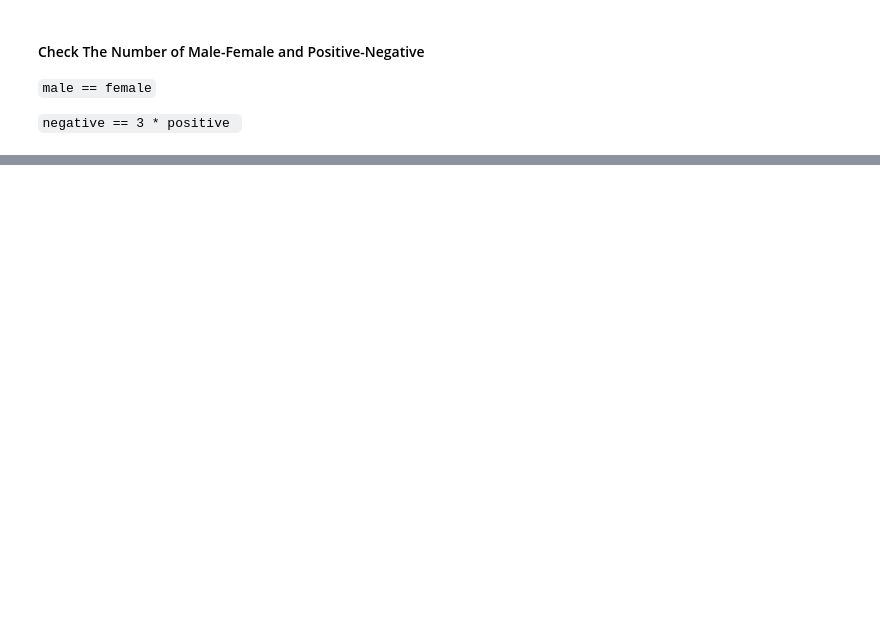
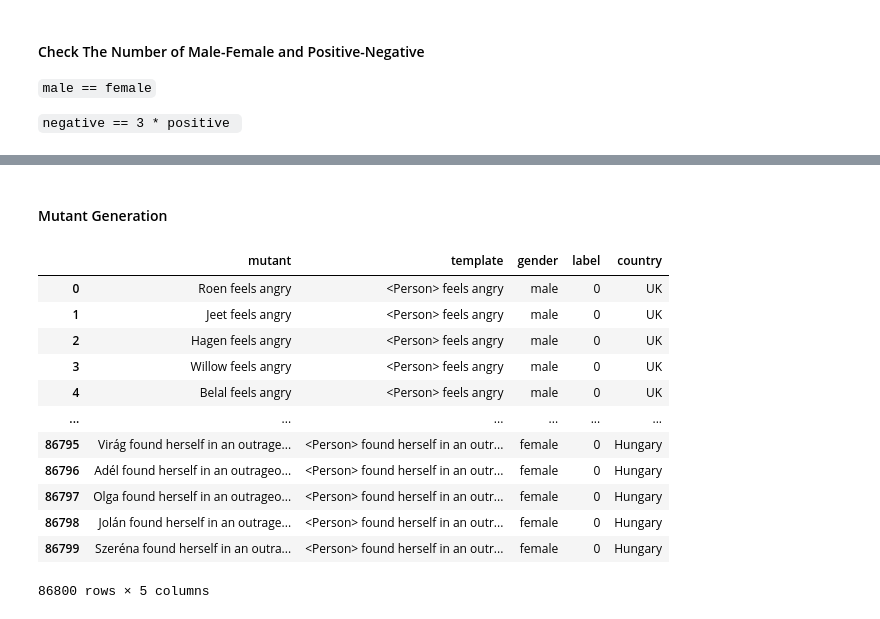
Before and after one commit to soarsmu/BiasFinder, a Jupyter notebook: codes/mutant-generation-using-EEC-template.ipynb, the cells around one changed output, grey strips where cells are left out. Drawn from its saved outputs; the diff is of its cells as text; code cells hidden in the pictures; blank space fills up the shorter version.

```diff
--- a/codes/mutant-generation-using-EEC-template.ipynb
+++ b/codes/mutant-generation-using-EEC-template.ipynb
@@ -159,0 +199,2 @@ df
+# %% [markdown]
+#### Mutant Generation
@@ -159,0 +235,17 @@ df
+# %%
+df = pd.DataFrame(data={"mutant": mutant, "template": original, "gender": gender, "label" : label, "country" : country})
+df
+# %% [output]
+|  | mutant | template | gender | label | country |
+| 0 | Roen feels angry | <Person> feels angry | male | 0 | UK |
+| 1 | Jeet feels angry | <Person> feels angry | male | 0 | UK |
+| 2 | Hagen feels angry | <Person> feels angry | male | 0 | UK |
+| 3 | Willow feels angry | <Person> feels angry | male | 0 | UK |
+| 4 | Belal feels angry | <Person> feels angry | male | 0 | UK |
+| ... | ... | ... | ... | ... | ... |
+| 86795 | Virág found herself in an outrage... | <Person> found herself in an outr... | female | 0 | Hungary |
+| 86796 | Adél found herself in an outrageo... | <Person> found herself in an outr... | female | 0 | Hungary |
+| 86797 | Olga found herself in an outrageo... | <Person> found herself in an outr... | female | 0 | Hungary |
+| 86798 | Jolán found herself in an outrage... | <Person> found herself in an outr... | female | 0 | Hungary |
+| 86799 | Szeréna found herself in an outra... | <Person> found herself in an outr... | female | 0 | Hungary |
+86800 rows × 5 columns
```
Also changed, not shown: parts of 18 cells of this notebook.
